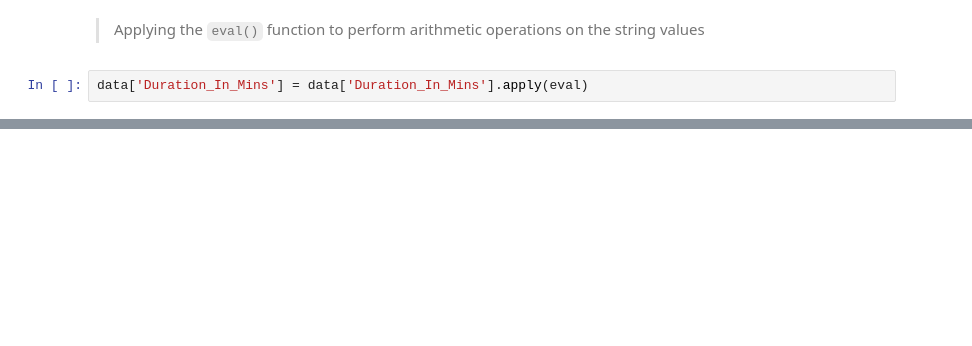
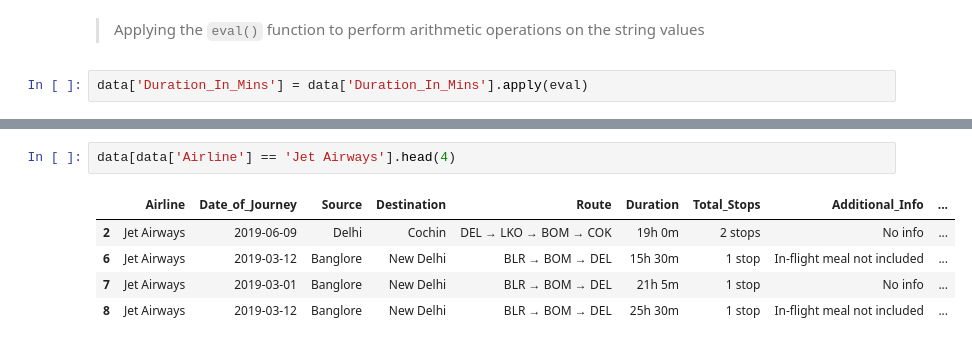
Before and after one commit to Vanmeeg22/airfare-prediction, a Jupyter notebook: airfare-prediction.ipynb, the cells around one changed output, grey strips where cells are left out. Saved outputs shown, nothing was run; the diff lists cells and outputs as text; blank space fills up the shorter version.

```diff
--- a/airfare-prediction.ipynb
+++ b/airfare-prediction.ipynb
@@ -352,0 +739,8 @@ sns.scatterplot(x='Duration_In_Mins', y='Price', data=data)
+# %%
+data[data['Airline'] == 'Jet Airways'].head(4)
+# %% [output]
+|  | Airline | Date_of_Journey | Source | Destination | Route | Duration | Total_Stops | Additional_Info | ... |
+| 2 | Jet Airways | 2019-06-09 | Delhi | Cochin | DEL → LKO → BOM → COK | 19h 0m | 2 stops | No info | ... |
+| 6 | Jet Airways | 2019-03-12 | Banglore | New Delhi | BLR → BOM → DEL | 15h 30m | 1 stop | In-flight meal not included | ... |
+| 7 | Jet Airways | 2019-03-01 | Banglore | New Delhi | BLR → BOM → DEL | 21h 5m | 1 stop | No info | ... |
+| 8 | Jet Airways | 2019-03-12 | Banglore | New Delhi | BLR → BOM → DEL | 25h 30m | 1 stop | In-flight meal not included | ... |
```
Also changed, not shown: parts of 68 cells of this notebook, 1 other file.
